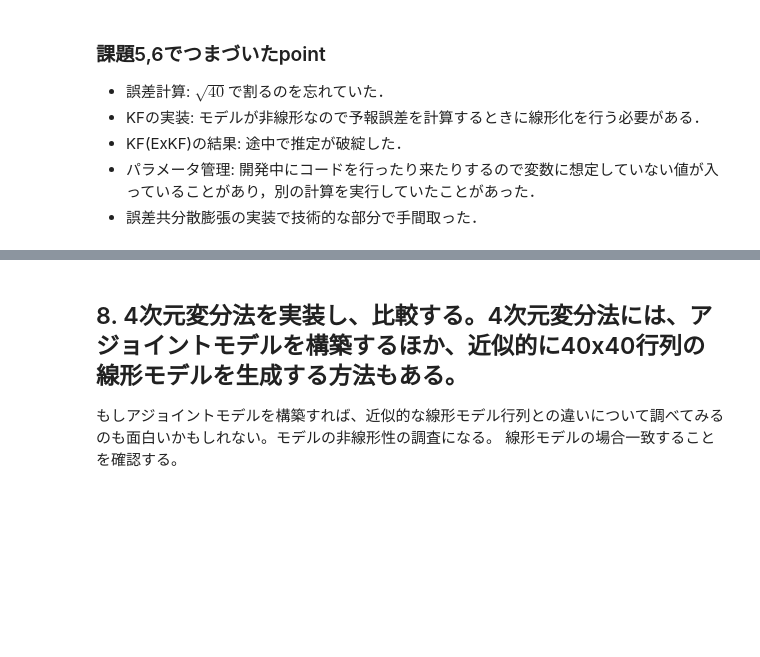
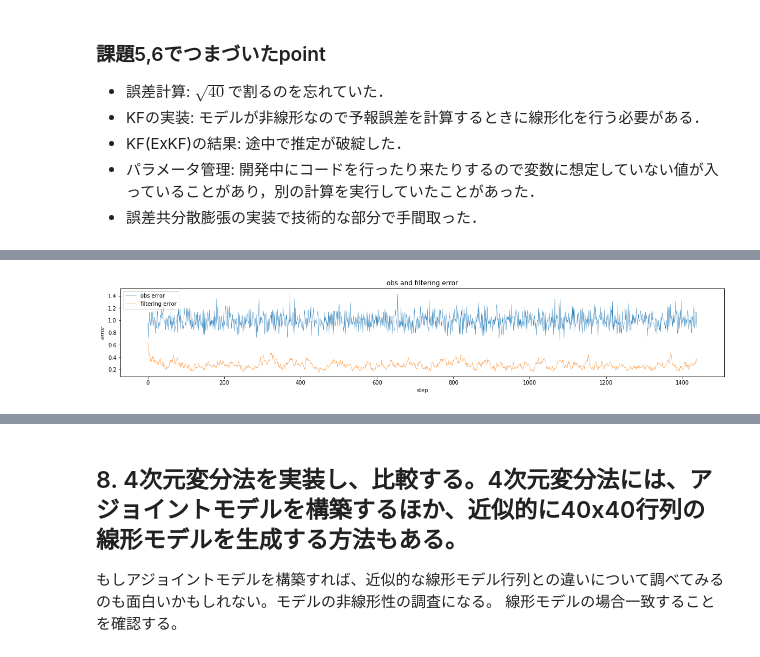
Before and after one commit to KotaTakeda/rccs_online_school, a Jupyter notebook: work.ipynb, the cells around one changed output, grey strips where cells are left out. Cells and saved outputs as stored; diff of their text form; code cells hidden in the pictures; blank space fills up the shorter version.

```diff
--- a/work.ipynb
+++ b/work.ipynb
@@ -1105,0 +1041,5 @@ plot_error_KF(true[1:], y[1:], [po.x[1:]])
+# %%
+po_loc_inf_results= np.load('data/po_loc_inf.npy')
+plot_error_KF(true[1:], y[1:], [po_loc_inf_result[1:]])
+# %% [output]
+[figure, added]
```
Also changed, not shown: parts of 24 cells of this notebook, 6 other files.
